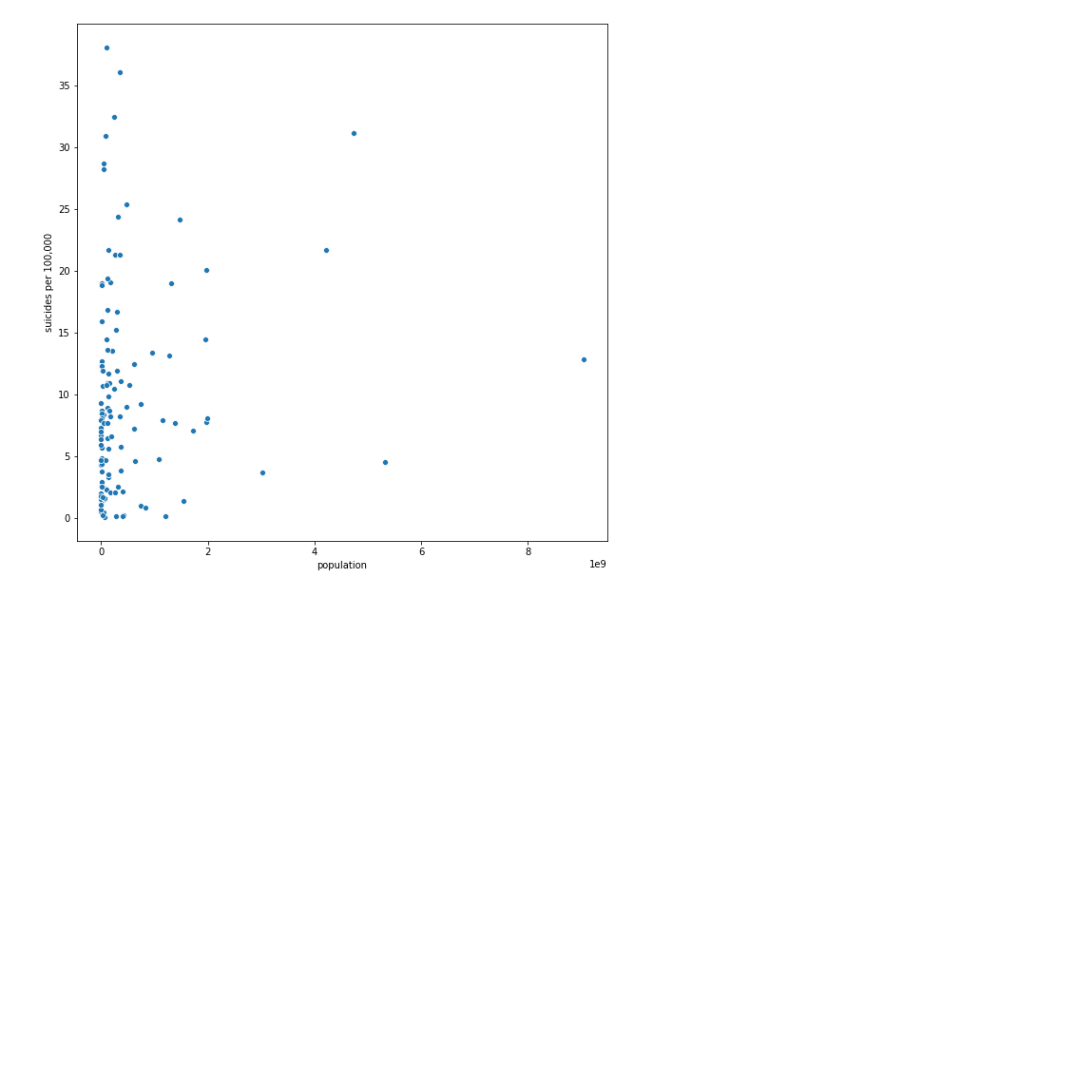
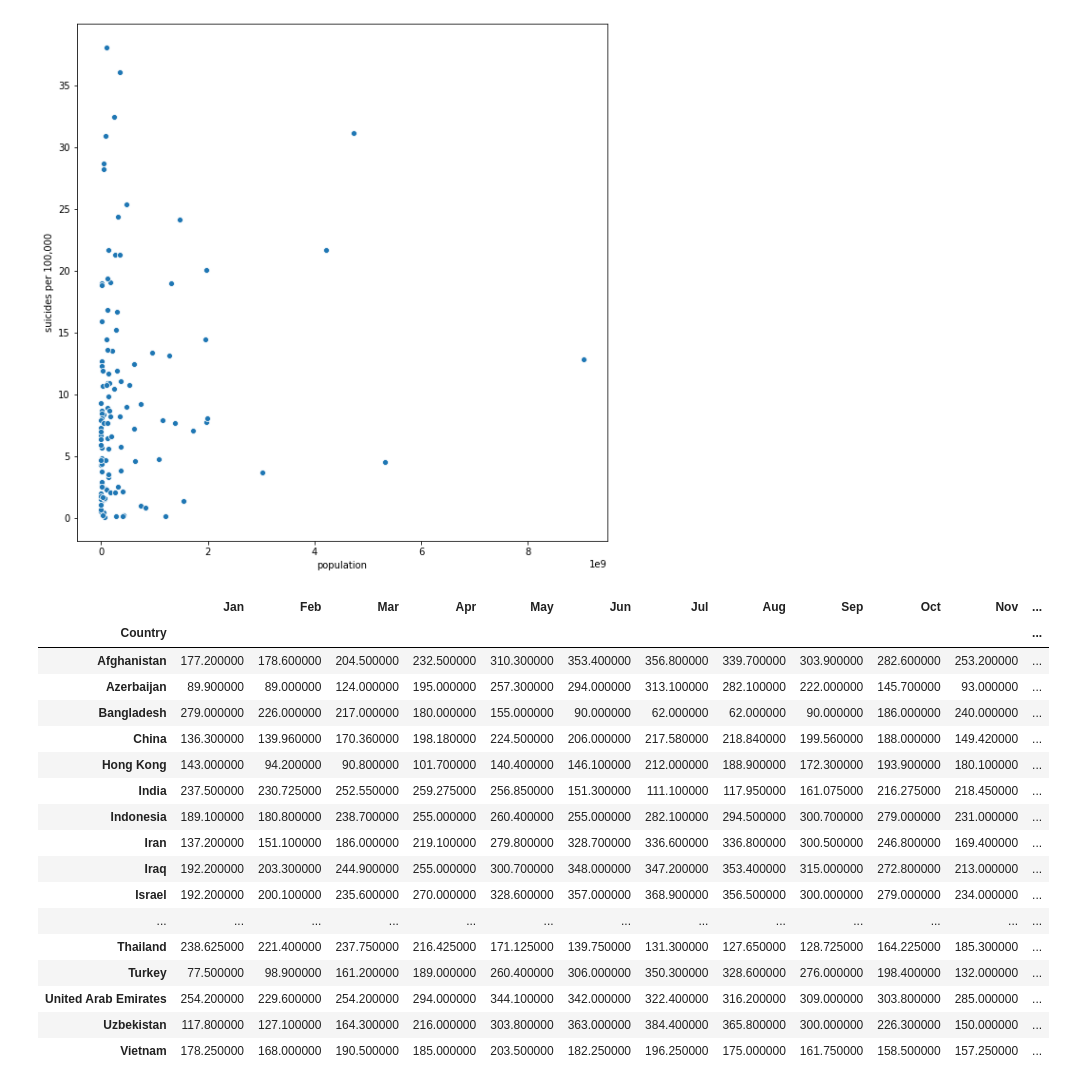
Before and after one commit to Hannemit/data_science_projects, a Jupyter notebook: notebooks/5_more_data_exploration.ipynb, the cells around one changed output. Saved outputs shown, nothing was run; the diff lists cells and outputs as text; code cells hidden in the pictures; blank space fills up the shorter version.

```diff
--- a/notebooks/5_more_data_exploration.ipynb
+++ b/notebooks/5_more_data_exploration.ipynb
@@ -124,3 +124,31 @@ sns.scatterplot(x="population", y="suicides per 100,000", data=df_overall)
 # population density
 # sunshine hours
 # rainfall
+# %%
+sun_asia = pd.read_csv("../data/raw/asia_sunshine.txt", sep='\t', header=1)
+# %%
+# clean up a bit
+sun_asia = sun_asia.drop(columns=["Ref."])
+
+month_cols = sun_asia.columns[2:-1].values
+# %%
+sun_asia.groupby("Country").mean()
+# %% [output]
+|  | Jan | Feb | Mar | Apr | May | Jun | Jul | Aug | Sep | Oct | Nov | ... |
+| Country |  |  |  |  |  |  |  |  |  |  |  | ... |
+| Afghanistan | 177.200000 | 178.600000 | 204.500000 | 232.500000 | 310.300000 | 353.400000 | 356.800000 | 339.700000 | 303.900000 | 282.600000 | 253.200000 | ... |
+| Azerbaijan | 89.900000 | 89.000000 | 124.000000 | 195.000000 | 257.300000 | 294.000000 | 313.100000 | 282.100000 | 222.000000 | 145.700000 | 93.000000 | ... |
+| Bangladesh | 279.000000 | 226.000000 | 217.000000 | 180.000000 | 155.000000 | 90.000000 | 62.000000 | 62.000000 | 90.000000 | 186.000000 | 240.000000 | ... |
+| China | 136.300000 | 139.960000 | 170.360000 | 198.180000 | 224.500000 | 206.000000 | 217.580000 | 218.840000 | 199.560000 | 188.000000 | 149.420000 | ... |
+| Hong Kong | 143.000000 | 94.200000 | 90.800000 | 101.700000 | 140.400000 | 146.100000 | 212.000000 | 188.900000 | 172.300000 | 193.900000 | 180.100000 | ... |
+| India | 237.500000 | 230.725000 | 252.550000 | 259.275000 | 256.850000 | 151.300000 | 111.100000 | 117.950000 | 161.075000 | 216.275000 | 218.450000 | ... |
+| Indonesia | 189.100000 | 180.800000 | 238.700000 | 255.000000 | 260.400000 | 255.000000 | 282.100000 | 294.500000 | 300.700000 | 279.000000 | 231.000000 | ... |
+| Iran | 137.200000 | 151.100000 | 186.000000 | 219.100000 | 279.800000 | 328.700000 | 336.600000 | 336.800000 | 300.500000 | 246.800000 | 169.400000 | ... |
+| Iraq | 192.200000 | 203.300000 | 244.900000 | 255.000000 | 300.700000 | 348.000000 | 347.200000 | 353.400000 | 315.000000 | 272.800000 | 213.000000 | ... |
+| Israel | 192.200000 | 200.100000 | 235.600000 | 270.000000 | 328.600000 | 357.000000 | 368.900000 | 356.500000 | 300.000000 | 279.000000 | 234.000000 | ... |
+| ... | ... | ... | ... | ... | ... | ... | ... | ... | ... | ... | ... | ... |
+| Thailand | 238.625000 | 221.400000 | 237.750000 | 216.425000 | 171.125000 | 139.750000 | 131.300000 | 127.650000 | 128.725000 | 164.225000 | 185.300000 | ... |
+| Turkey | 77.500000 | 98.900000 | 161.200000 | 189.000000 | 260.400000 | 306.000000 | 350.300000 | 328.600000 | 276.000000 | 198.400000 | 132.000000 | ... |
+| United Arab Emirates | 254.200000 | 229.600000 | 254.200000 | 294.000000 | 344.100000 | 342.000000 | 322.400000 | 316.200000 | 309.000000 | 303.800000 | 285.000000 | ... |
+| Uzbekistan | 117.800000 | 127.100000 | 164.300000 | 216.000000 | 303.800000 | 363.000000 | 384.400000 | 365.800000 | 300.000000 | 226.300000 | 150.000000 | ... |
+| Vietnam | 178.250000 | 168.000000 | 190.500000 | 185.000000 | 203.500000 | 182.250000 | 196.250000 | 175.000000 | 161.750000 | 158.500000 | 157.250000 | ... |
```
Also changed, not shown: parts of 20 cells of this notebook, 1 other file.
